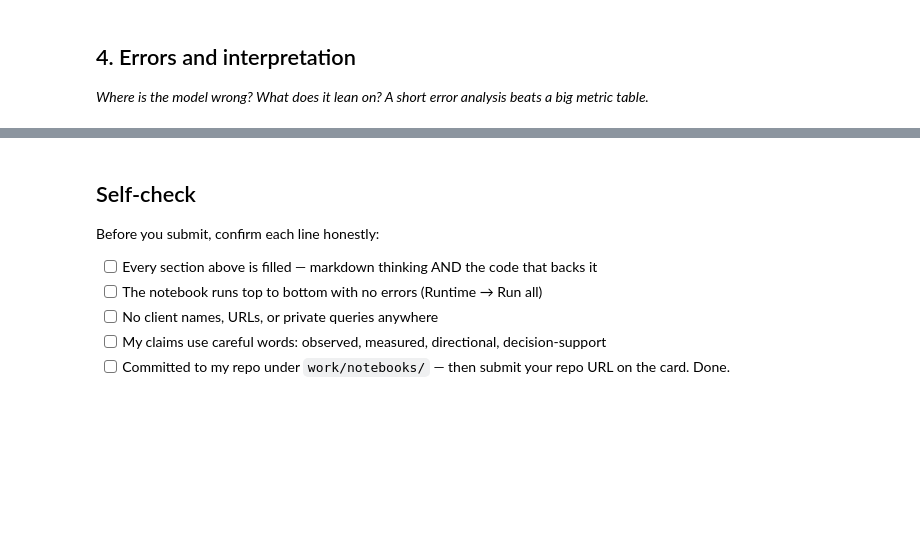
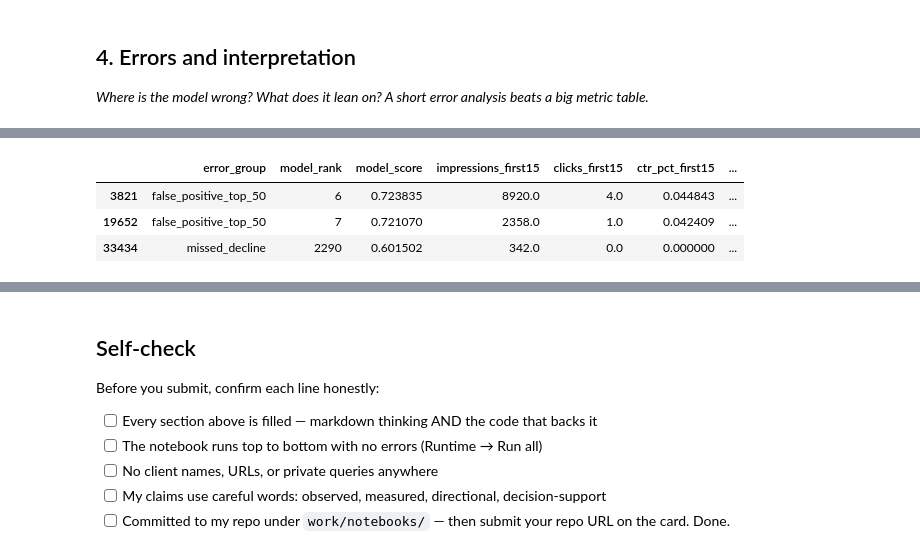
Before and after one commit to khadeja-qureshi/Machine-Learning-Internship, a Jupyter notebook: work/notebooks/w05_model.ipynb, the cells around one changed output, grey strips where cells are left out. Cells and saved outputs as stored; diff of their text form; code cells hidden in the pictures; blank space fills up the shorter version.

```diff
--- a/work/notebooks/w05_model.ipynb
+++ b/work/notebooks/w05_model.ipynb
@@ -36,0 +1514,92 @@ This skeleton is yours to fill. Work the sections **in order** — each one has
+# %%
+false_positives = (
+    error_frame[
+        error_frame["error_group"]
+        == "false_positive_top_50"
+    ]
+    .sort_values(
+        [
+            "model_score",
+            "actual_change_pct",
+        ],
+        ascending=[
+            False,
+            False,
+        ],
+    )
+)
+
+missed_declines = (
+    error_frame[
+        error_frame["error_group"]
+        == "missed_decline"
+    ]
+    .sort_values(
+        [
+            "actual_change_pct",
+            "model_score",
+        ],
+        ascending=[
+            True,
+            False,
+        ],
+    )
+)
+
+wrong_cases = pd.concat(
+    [
+        false_positives.head(2),
+        missed_declines.head(1),
+    ]
+)
+
+if len(wrong_cases) < 3:
+    remaining_wrong_cases = pd.concat(
+        [
+            false_positives.iloc[2:],
+            missed_declines.iloc[1:],
+        ]
+    )
+
+    remaining_wrong_cases = (
+        remaining_wrong_cases.loc[
+            ~remaining_wrong_cases.index.isin(
+                wrong_cases.index
+            )
+        ]
+    )
+
+    wrong_cases = pd.concat(
+        [
+            wrong_cases,
+            remaining_wrong_cases.head(
+                3 - len(wrong_cases)
+            ),
+        ]
+    )
+
+wrong_cases = wrong_cases.head(3)
+
+assert len(wrong_cases) == 3, (
+    "Fewer than three wrong cases were available."
+)
+
+display(
+    wrong_cases[
+        [
+            "error_group",
+            "model_rank",
+            "model_score",
+            "impressions_first15",
+            "clicks_first15",
+            "ctr_pct_first15",
+            "avg_position_first15",
+            "actual_change_pct",
+        ]
+    ]
+)
+# %% [output]
+|  | error_group | model_rank | model_score | impressions_first15 | clicks_first15 | ctr_pct_first15 | ... |
+| 3821 | false_positive_top_50 | 6 | 0.723835 | 8920.0 | 4.0 | 0.044843 | ... |
+| 19652 | false_positive_top_50 | 7 | 0.721070 | 2358.0 | 1.0 | 0.042409 | ... |
+| 33434 | missed_decline | 2290 | 0.601502 | 342.0 | 0.0 | 0.000000 | ... |
```
Also changed, not shown: parts of 37 cells of this notebook.
